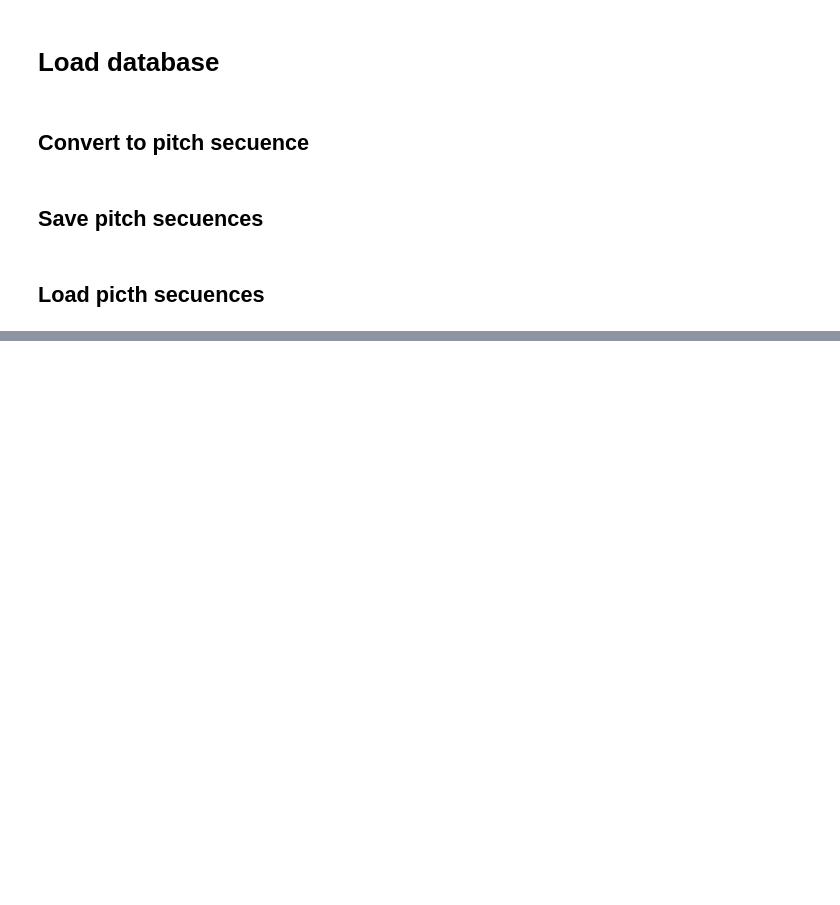
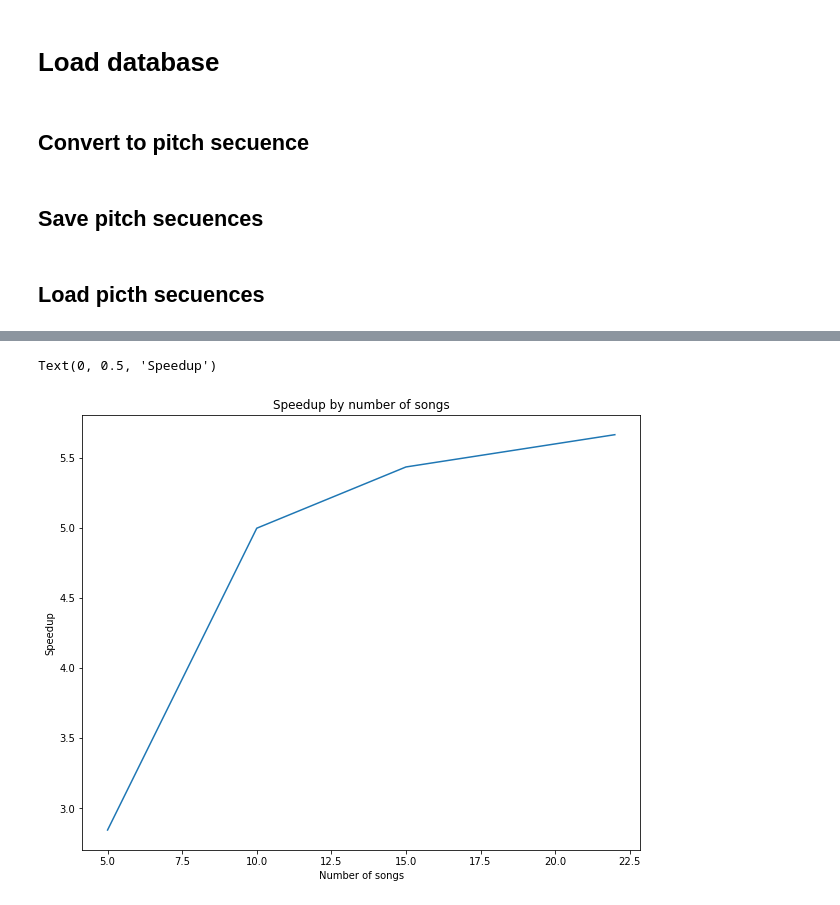
Before and after one commit to jsmera/qbh-cuda, a Jupyter notebook: main.ipynb, the cells around one changed output, grey strips where cells are left out. Cells and saved outputs as stored; diff of their text form; code cells hidden in the pictures; blank space fills up the shorter version.

```diff
--- a/main.ipynb
+++ b/main.ipynb
@@ -312,0 +346,10 @@ display(output)
+# %%
+fig = plt.figure(figsize=[10, 8])
+plt.plot(n_songs, speedups, figure=fig)
+plt.title("Speedup by number of songs", figure=fig)
+plt.xlabel("Number of songs", figure=fig)
+plt.ylabel("Speedup", figure=fig)
+plt.savefig("speedup.png", dpi=fig.dpi)
+# %% [output]
+Text(0, 0.5, 'Speedup')
+[figure, added]
```
Also changed, not shown: parts of 8 cells of this notebook, 18 other files.
